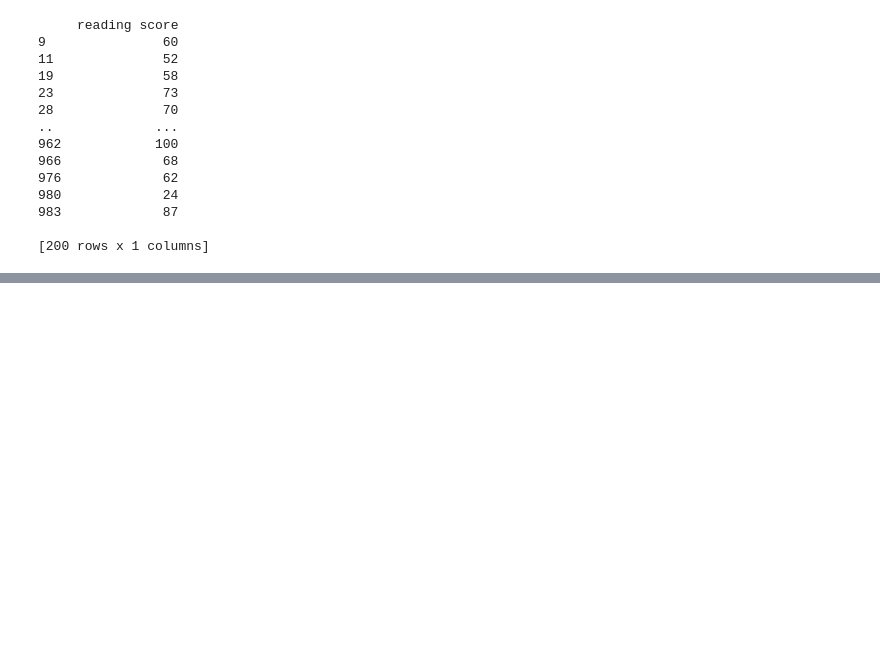
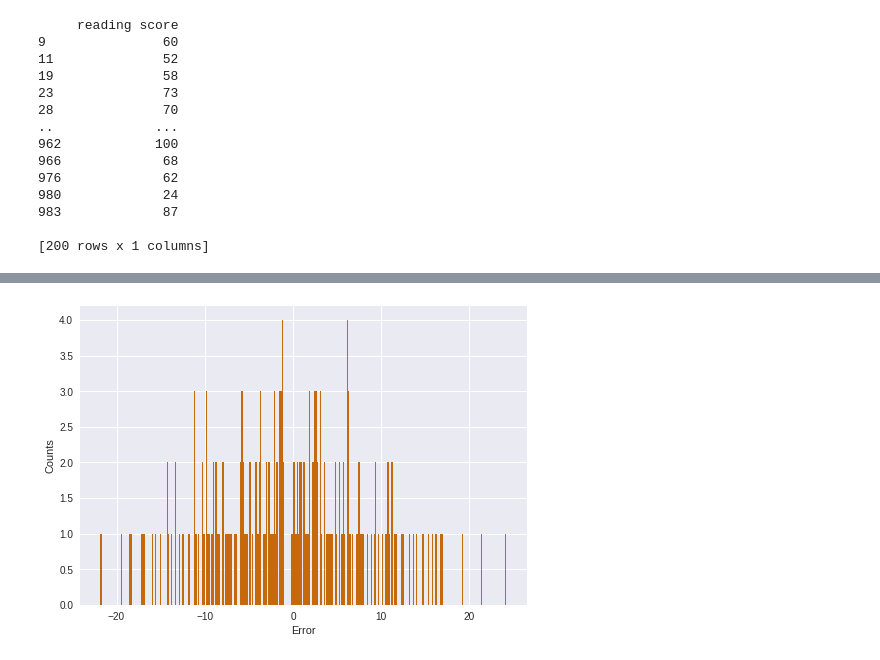
Before and after one commit to sejallotliker/MLnow_2.0, a Jupyter notebook: Linear_regression.ipynb, the cells around one changed output, grey strips where cells are left out. Saved outputs shown, nothing was run; the diff lists cells and outputs as text; code cells hidden in the pictures; blank space fills up the shorter version.

```diff
--- a/Linear_regression.ipynb
+++ b/Linear_regression.ipynb
@@ -312,0 +332,14 @@ array([57.08151 , 49.623672, 55.21705 , 69.20049 , 66.4038  , 68.26826 ,
+# %%
+#error plot -- It is a gaussian distribution
+# Shows how much the model deviates from the central value
+
+def errorPlot(preds, labels, counts):
+  errors = preds - labels
+  plt.hist(errors, counts)
+  plt.xlabel('Error')
+  plt.ylabel('Counts')
+  plt.show()
+
+errorPlot(testPreds, testLabels, numEpochs)
+# %% [output]
+[figure, added]
```
Also changed, not shown: parts of 7 cells of this notebook.
